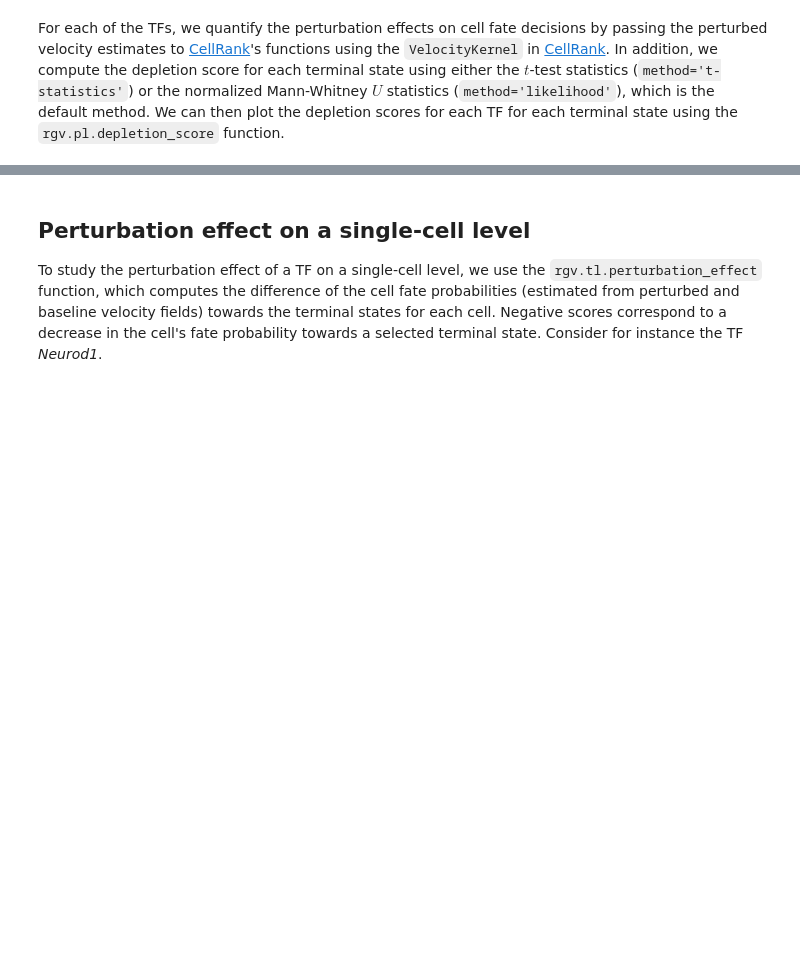
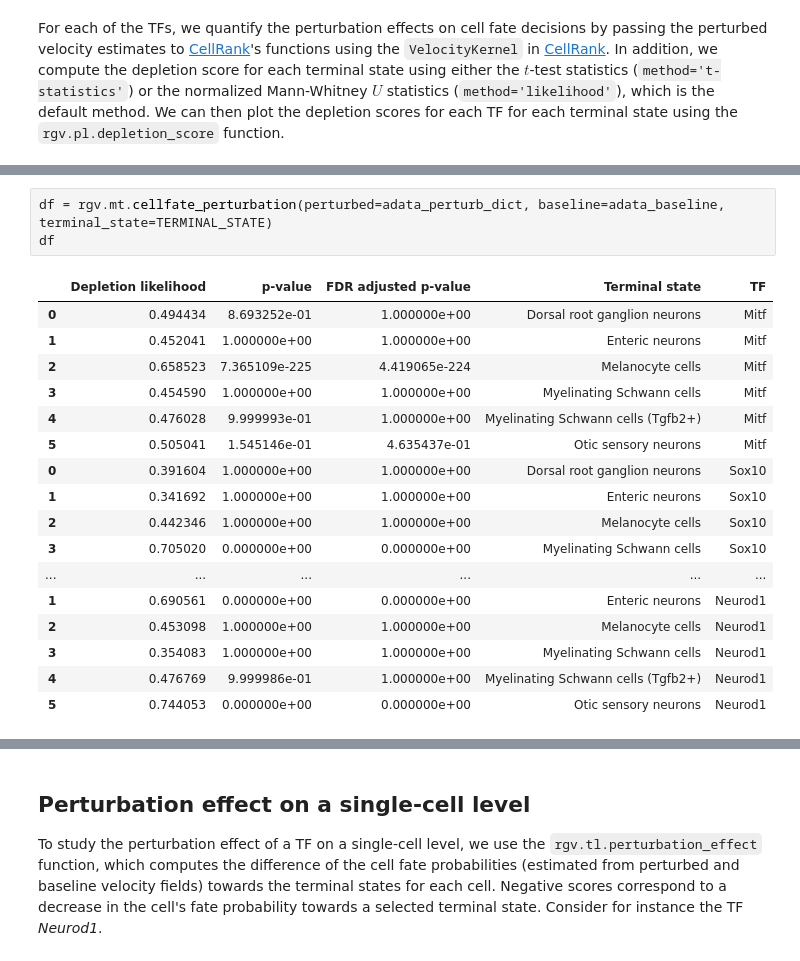
Before and after one commit to yifanchn/regvelo, a Jupyter notebook: docs/tutorials/murine/03_perturbation_tutorial_murine.ipynb, the cells around one changed output, grey strips where cells are left out. Saved outputs shown, nothing was run; the diff lists cells and outputs as text; blank space fills up the shorter version.

```diff
--- a/docs/tutorials/murine/03_perturbation_tutorial_murine.ipynb
+++ b/docs/tutorials/murine/03_perturbation_tutorial_murine.ipynb
@@ -294 +280,22 @@ df
+# %%
+df = rgv.mt.cellfate_perturbation(perturbed=adata_perturb_dict, baseline=adata_baseline, terminal_state=TERMINAL_STATE)
+df
+# %% [output]
+|  | Depletion likelihood | p-value | FDR adjusted p-value | Terminal state | TF |
+| 0 | 0.494434 | 8.693252e-01 | 1.000000e+00 | Dorsal root ganglion neurons | Mitf |
+| 1 | 0.452041 | 1.000000e+00 | 1.000000e+00 | Enteric neurons | Mitf |
+| 2 | 0.658523 | 7.365109e-225 | 4.419065e-224 | Melanocyte cells | Mitf |
+| 3 | 0.454590 | 1.000000e+00 | 1.000000e+00 | Myelinating Schwann cells | Mitf |
+| 4 | 0.476028 | 9.999993e-01 | 1.000000e+00 | Myelinating Schwann cells (Tgfb2+) | Mitf |
+| 5 | 0.505041 | 1.545146e-01 | 4.635437e-01 | Otic sensory neurons | Mitf |
+| 0 | 0.391604 | 1.000000e+00 | 1.000000e+00 | Dorsal root ganglion neurons | Sox10 |
+| 1 | 0.341692 | 1.000000e+00 | 1.000000e+00 | Enteric neurons | Sox10 |
+| 2 | 0.442346 | 1.000000e+00 | 1.000000e+00 | Melanocyte cells | Sox10 |
+| 3 | 0.705020 | 0.000000e+00 | 0.000000e+00 | Myelinating Schwann cells | Sox10 |
+| ... | ... | ... | ... | ... | ... |
+| 1 | 0.690561 | 0.000000e+00 | 0.000000e+00 | Enteric neurons | Neurod1 |
+| 2 | 0.453098 | 1.000000e+00 | 1.000000e+00 | Melanocyte cells | Neurod1 |
+| 3 | 0.354083 | 1.000000e+00 | 1.000000e+00 | Myelinating Schwann cells | Neurod1 |
+| 4 | 0.476769 | 9.999986e-01 | 1.000000e+00 | Myelinating Schwann cells (Tgfb2+) | Neurod1 |
+| 5 | 0.744053 | 0.000000e+00 | 0.000000e+00 | Otic sensory neurons | Neurod1 |
 # %%
```
Also changed, not shown: parts of 11 cells of this notebook, 3 other files.
